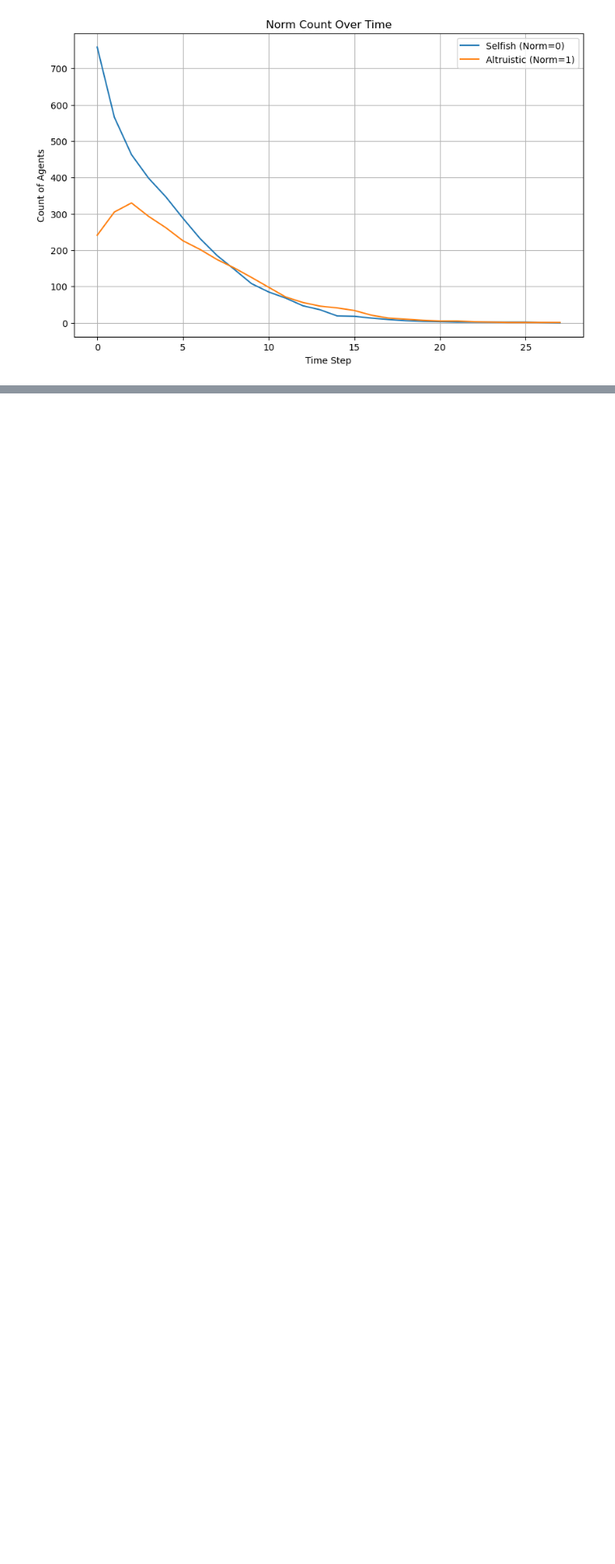
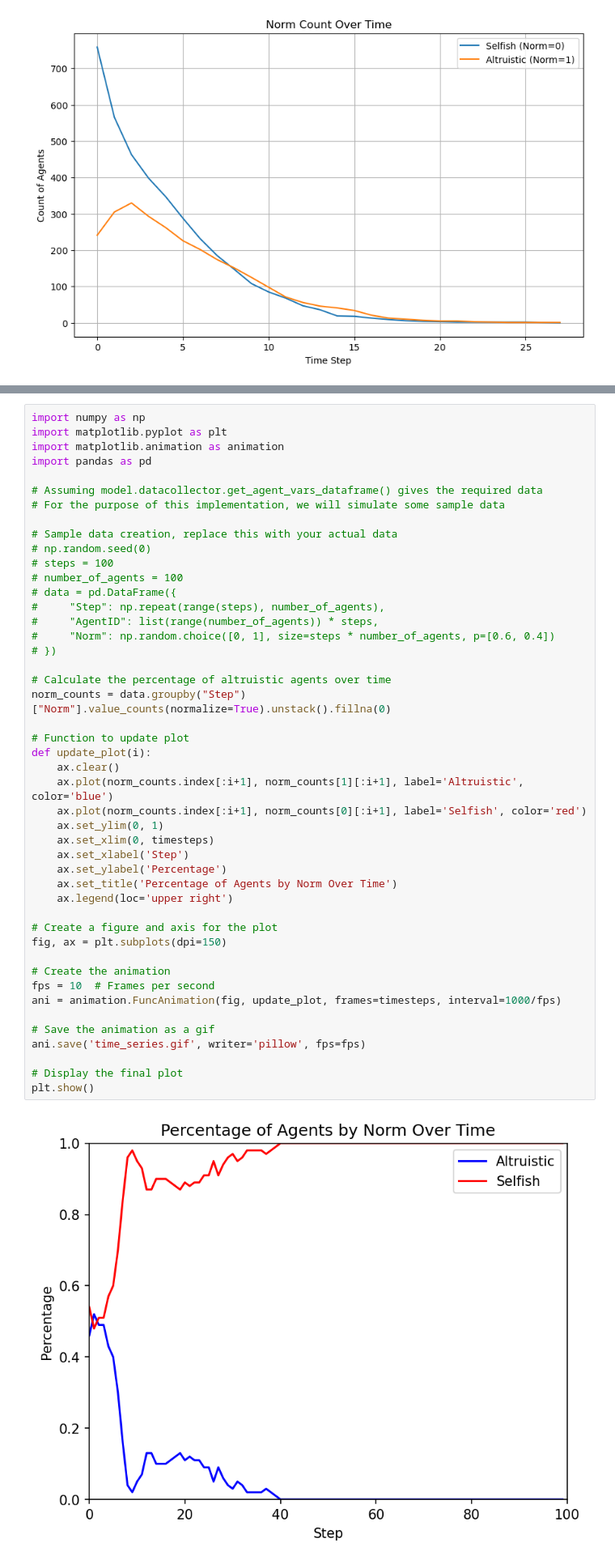
Before and after one commit to pollockDeVis/sfi_hw_normal_change, a Jupyter notebook: combined_model.ipynb, the cells around one changed output, grey strips where cells are left out. Shown at 81% size. Drawn from its saved outputs; the diff is of its cells as text; blank space fills up the shorter version.

```diff
--- a/combined_model.ipynb
+++ b/combined_model.ipynb
@@ -1068,0 +1034,48 @@ plt.show()
+# %%
+import numpy as np
+import matplotlib.pyplot as plt
+import matplotlib.animation as animation
+import pandas as pd
+
+# Assuming model.datacollector.get_agent_vars_dataframe() gives the required data
+# For the purpose of this implementation, we will simulate some sample data
+
+# Sample data creation, replace this with your actual data
+# np.random.seed(0)
+# steps = 100
+# number_of_agents = 100
+# data = pd.DataFrame({
+#     "Step": np.repeat(range(steps), number_of_agents),
+#     "AgentID": list(range(number_of_agents)) * steps,
+#     "Norm": np.random.choice([0, 1], size=steps * number_of_agents, p=[0.6, 0.4])
+# })
+
+# Calculate the percentage of altruistic agents over time
+norm_counts = data.groupby("Step")["Norm"].value_counts(normalize=True).unstack().fillna(0)
+
+# Function to update plot
+def update_plot(i):
+    ax.clear()
+    ax.plot(norm_counts.index[:i+1], norm_counts[1][:i+1], label='Altruistic', color='blue')
+    ax.plot(norm_counts.index[:i+1], norm_counts[0][:i+1], label='Selfish', color='red')
+    ax.set_ylim(0, 1)
+    ax.set_xlim(0, timesteps)
+    ax.set_xlabel('Step')
+    ax.set_ylabel('Percentage')
+    ax.set_title('Percentage of Agents by Norm Over Time')
+    ax.legend(loc='upper right')
+
+# Create a figure and axis for the plot
+fig, ax = plt.subplots(dpi=150)
+
+# Create the animation
+fps = 10  # Frames per second
+ani = animation.FuncAnimation(fig, update_plot, frames=timesteps, interval=1000/fps)
+
+# Save the animation as a gif
+ani.save('time_series.gif', writer='pillow', fps=fps)
+
+# Display the final plot
+plt.show()
+# %% [output]
+[figure, added]
```
Also changed, not shown: parts of 5 cells of this notebook, 3 other files.
